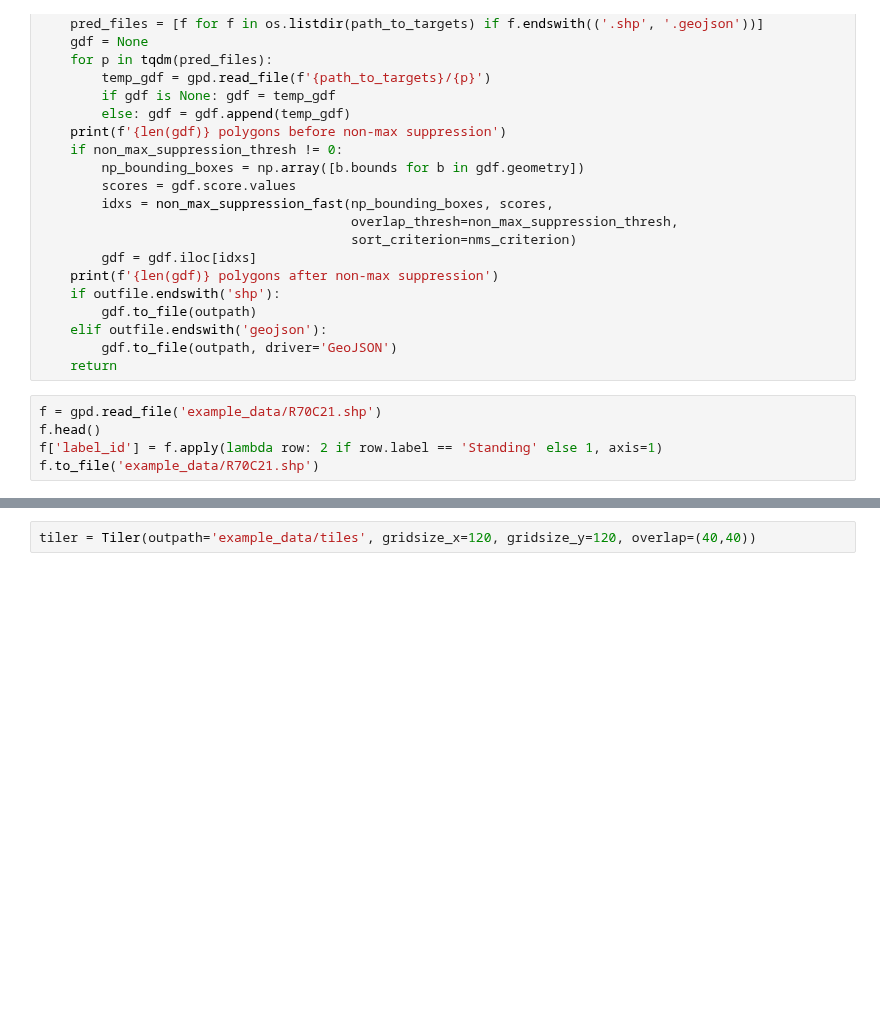
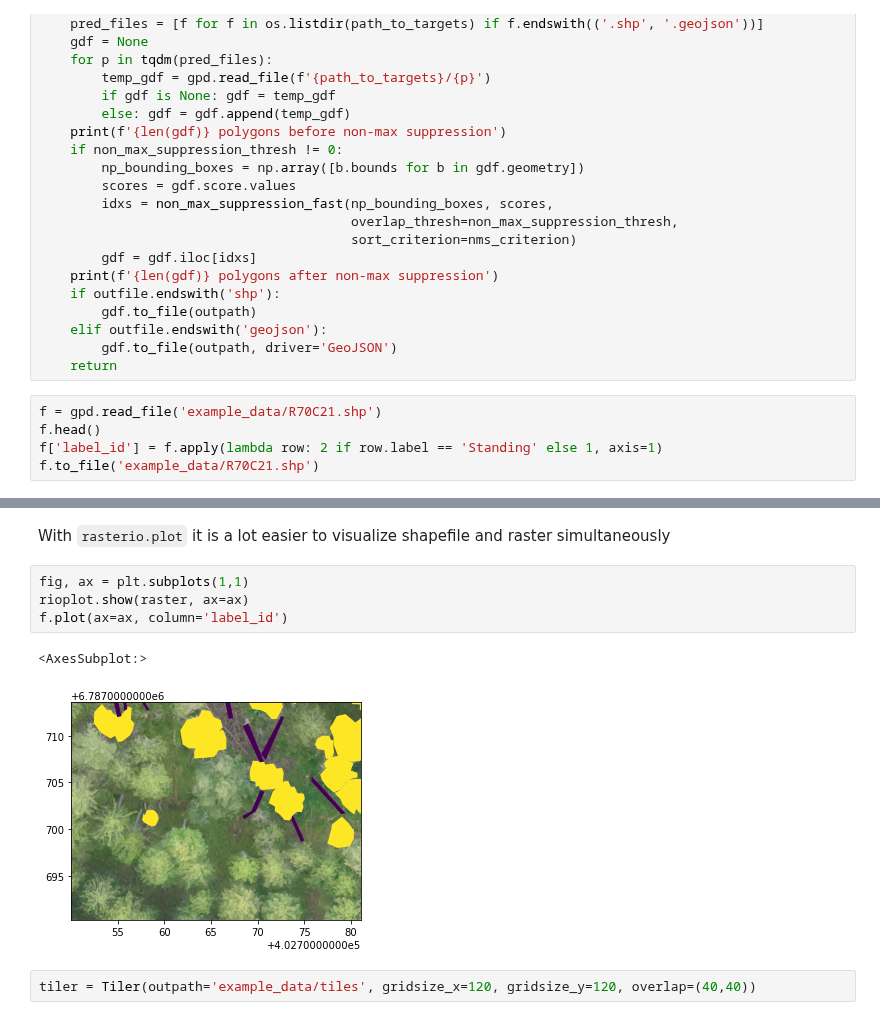
Before and after one commit to mayrajeo/drone_detector, a Jupyter notebook: nbs/01_tiling.ipynb, the cells around one changed output, grey strips where cells are left out. Cells and saved outputs as stored; diff of their text form; blank space fills up the shorter version.

```diff
--- a/nbs/01_tiling.ipynb
+++ b/nbs/01_tiling.ipynb
@@ -179,3 +190,12 @@ f.to_file('example_data/R70C21.shp')
+# %% [markdown]
+With `rasterio.plot` it is a lot easier to visualize shapefile and raster simultaneously
+# %%
+fig, ax = plt.subplots(1,1)
+rioplot.show(raster, ax=ax)
+f.plot(ax=ax, column='label_id')
+# %% [output]
+<AxesSubplot:>
+[figure, added]
 # %%
 tiler = Tiler(outpath='example_data/tiles', gridsize_x=120, gridsize_y=120, overlap=(40,40))
 # %%
```
Also changed, not shown: parts of 8 cells of this notebook, 11 other files.
